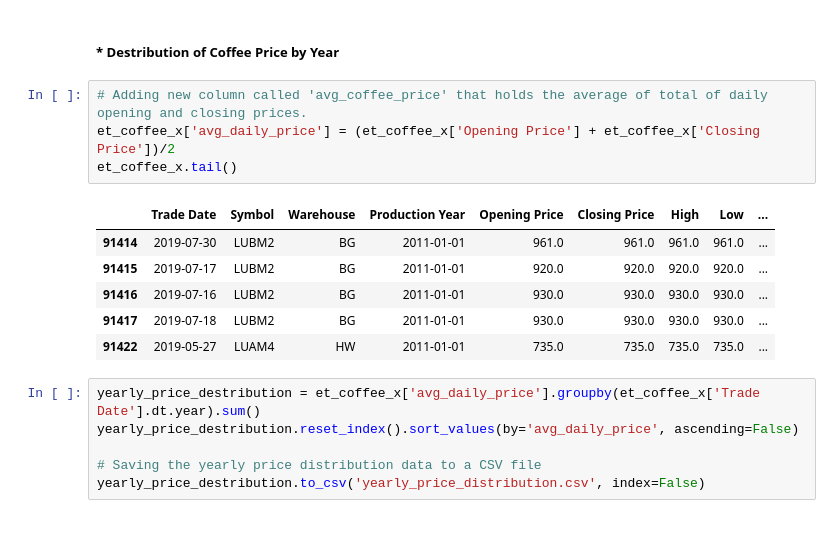
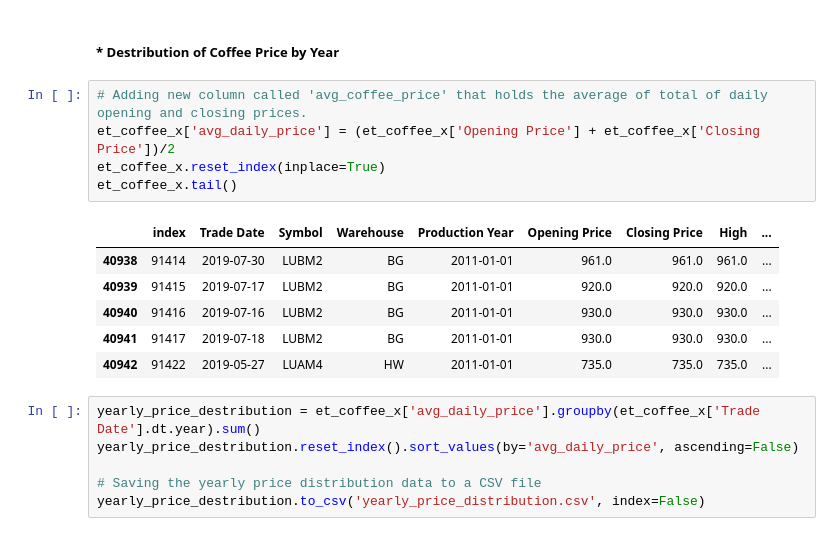
Before and after one commit to natnaelaster/data-analysis-projects, a Jupyter notebook: Ethiopian_Coffee_Exchange/ethio-coffe-exchange.ipynb, the cells around one changed output. Saved outputs shown, nothing was run; the diff lists cells and outputs as text.

```diff
--- a/Ethiopian_Coffee_Exchange/ethio-coffe-exchange.ipynb
+++ b/Ethiopian_Coffee_Exchange/ethio-coffe-exchange.ipynb
@@ -425,14 +433,15 @@ Symbol_percent_change.to_csv('Symbol_percent_change.csv', index=False)
 # %%
 # Adding new column called 'avg_coffee_price' that holds the average of total of daily opening and closing prices.
 et_coffee_x['avg_daily_price'] = (et_coffee_x['Opening Price'] + et_coffee_x['Closing Price'])/2
+et_coffee_x.reset_index(inplace=True)
 et_coffee_x.tail()
 # %% [output]
-|  | Trade Date | Symbol | Warehouse | Production Year | Opening Price | Closing Price | High | Low | ... |
-| 91414 | 2019-07-30 | LUBM2 | BG | 2011-01-01 | 961.0 | 961.0 | 961.0 | 961.0 | ... |
-| 91415 | 2019-07-17 | LUBM2 | BG | 2011-01-01 | 920.0 | 920.0 | 920.0 | 920.0 | ... |
-| 91416 | 2019-07-16 | LUBM2 | BG | 2011-01-01 | 930.0 | 930.0 | 930.0 | 930.0 | ... |
-| 91417 | 2019-07-18 | LUBM2 | BG | 2011-01-01 | 930.0 | 930.0 | 930.0 | 930.0 | ... |
-| 91422 | 2019-05-27 | LUAM4 | HW | 2011-01-01 | 735.0 | 735.0 | 735.0 | 735.0 | ... |
+|  | index | Trade Date | Symbol | Warehouse | Production Year | Opening Price | Closing Price | High | ... |
+| 40938 | 91414 | 2019-07-30 | LUBM2 | BG | 2011-01-01 | 961.0 | 961.0 | 961.0 | ... |
+| 40939 | 91415 | 2019-07-17 | LUBM2 | BG | 2011-01-01 | 920.0 | 920.0 | 920.0 | ... |
+| 40940 | 91416 | 2019-07-16 | LUBM2 | BG | 2011-01-01 | 930.0 | 930.0 | 930.0 | ... |
+| 40941 | 91417 | 2019-07-18 | LUBM2 | BG | 2011-01-01 | 930.0 | 930.0 | 930.0 | ... |
+| 40942 | 91422 | 2019-05-27 | LUAM4 | HW | 2011-01-01 | 735.0 | 735.0 | 735.0 | ... |
 # %%
 yearly_price_destribution = et_coffee_x['avg_daily_price'].groupby(et_coffee_x['Trade Date'].dt.year).sum()
 yearly_price_destribution.reset_index().sort_values(by='avg_daily_price', ascending=False)
```
Also changed, not shown: parts of 6 cells of this notebook, 10 other files.
